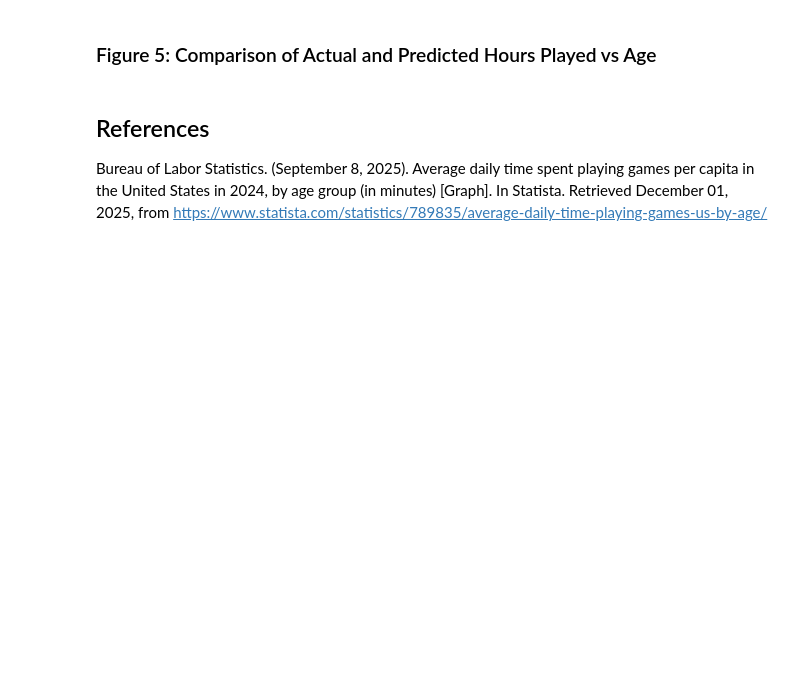
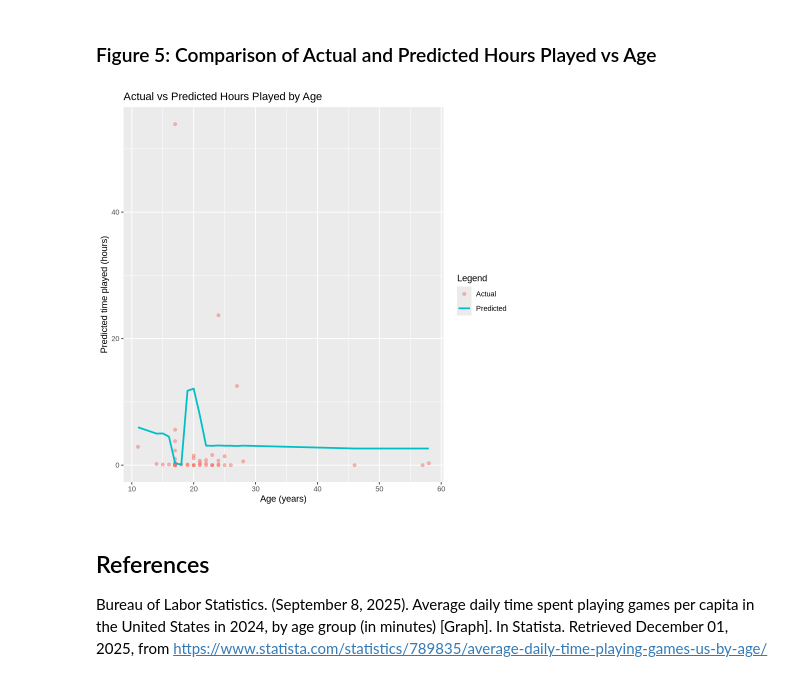
Before and after one commit to owenkotler/dsci_100_project_group_40, a Jupyter notebook: dsci_100_project_final.ipynb, the cells around one changed output. Saved outputs shown, nothing was run; the diff lists cells and outputs as text; code cells hidden in the pictures; blank space fills up the shorter version.

Commit message:
Set Seed and Figure 5 Update
Added set.seed for the modeling steps and added a legend for Figure 5 with Actual and Predicted.

```diff
--- a/dsci_100_project_final.ipynb
+++ b/dsci_100_project_final.ipynb
@@ -154,11 +181,14 @@ players_summary
 # %%
 players_plot <- players_preds |>
     ggplot(aes(x=Age, y = played_hours)) +
-    geom_point(alpha = 0.5) +
-    geom_line(aes(y=.pred), color = "blue") +
-    labs(x = "Age (years)", y = "Predicted time played (hours)", title = "Actual vs Predicted Hours Played by Age")
+    geom_point(aes(y = played_hours, color = "Actual"), alpha = 0.5) +
+    geom_line(aes(y = .pred, color = "Predicted"), size = 1) +
+    labs(x = "Age (years)", y = "Predicted time played (hours)", title = "Actual vs Predicted Hours Played by Age",
+        color = "Legend")
 
 players_plot
+# %% [output]
+[figure, added]
 # %% [markdown]
 ## References
 
```
Also changed, not shown: parts of 10 cells of this notebook.
